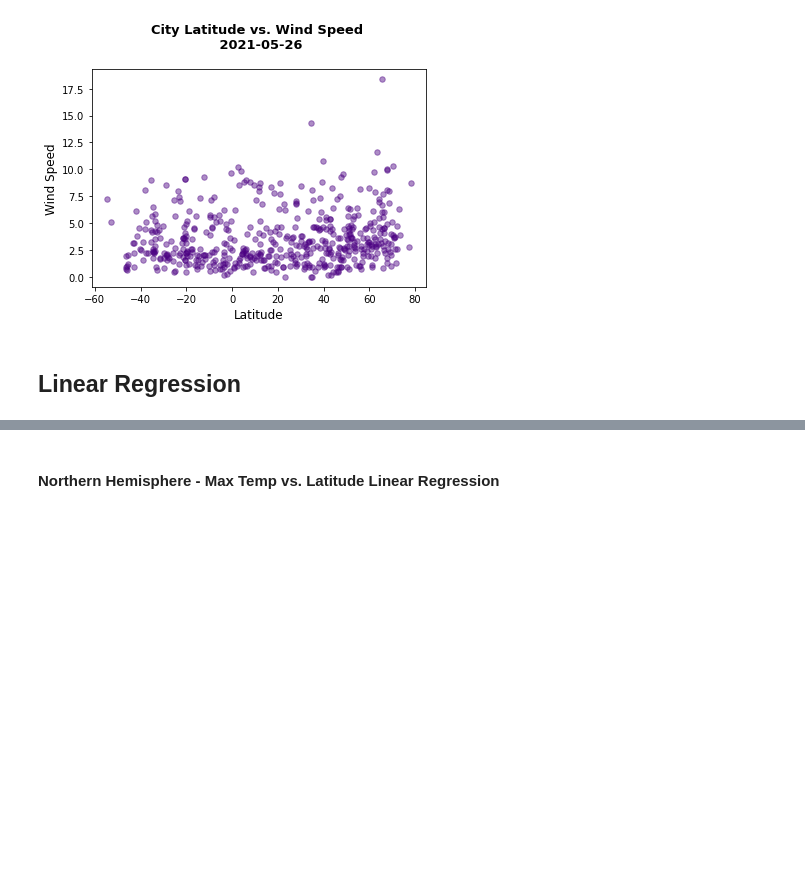
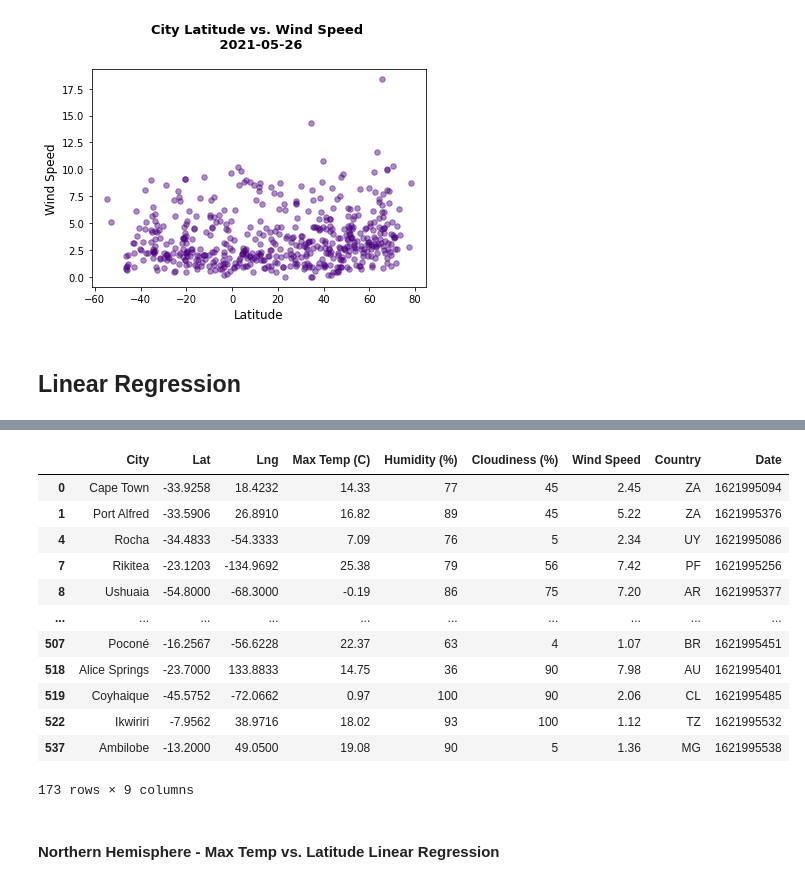
Before and after one commit to Karla-Flores/Python-API, a Jupyter notebook: starter_code/WheaterPy/WeatherPy.ipynb, the cells around one changed output, grey strips where cells are left out. Saved outputs shown, nothing was run; the diff lists cells and outputs as text; code cells hidden in the pictures; blank space fills up the shorter version.

```diff
--- a/starter_code/WheaterPy/WeatherPy.ipynb
+++ b/starter_code/WheaterPy/WeatherPy.ipynb
@@ -377,2 +406,19 @@ plt.show()
+# %%
+south_hems = clean_city_df.loc[clean_city_df['Lat']<0,:]
+south_hems
+# %% [output]
+|  | City | Lat | Lng | Max Temp (C) | Humidity (%) | Cloudiness (%) | Wind Speed | Country | Date |
+| 0 | Cape Town | -33.9258 | 18.4232 | 14.33 | 77 | 45 | 2.45 | ZA | 1621995094 |
+| 1 | Port Alfred | -33.5906 | 26.8910 | 16.82 | 89 | 45 | 5.22 | ZA | 1621995376 |
+| 4 | Rocha | -34.4833 | -54.3333 | 7.09 | 76 | 5 | 2.34 | UY | 1621995086 |
+| 7 | Rikitea | -23.1203 | -134.9692 | 25.38 | 79 | 56 | 7.42 | PF | 1621995256 |
+| 8 | Ushuaia | -54.8000 | -68.3000 | -0.19 | 86 | 75 | 7.20 | AR | 1621995377 |
+| ... | ... | ... | ... | ... | ... | ... | ... | ... | ... |
+| 507 | Poconé | -16.2567 | -56.6228 | 22.37 | 63 | 4 | 1.07 | BR | 1621995451 |
+| 518 | Alice Springs | -23.7000 | 133.8833 | 14.75 | 36 | 90 | 7.98 | AU | 1621995401 |
+| 519 | Coyhaique | -45.5752 | -72.0662 | 0.97 | 100 | 90 | 2.06 | CL | 1621995485 |
+| 522 | Ikwiriri | -7.9562 | 38.9716 | 18.02 | 93 | 100 | 1.12 | TZ | 1621995532 |
+| 537 | Ambilobe | -13.2000 | 49.0500 | 19.08 | 90 | 5 | 1.36 | MG | 1621995538 |
+173 rows × 9 columns
 # %% [markdown]
 ####  Northern Hemisphere - Max Temp vs. Latitude Linear Regression
```
Also changed, not shown: parts of 7 cells of this notebook.
